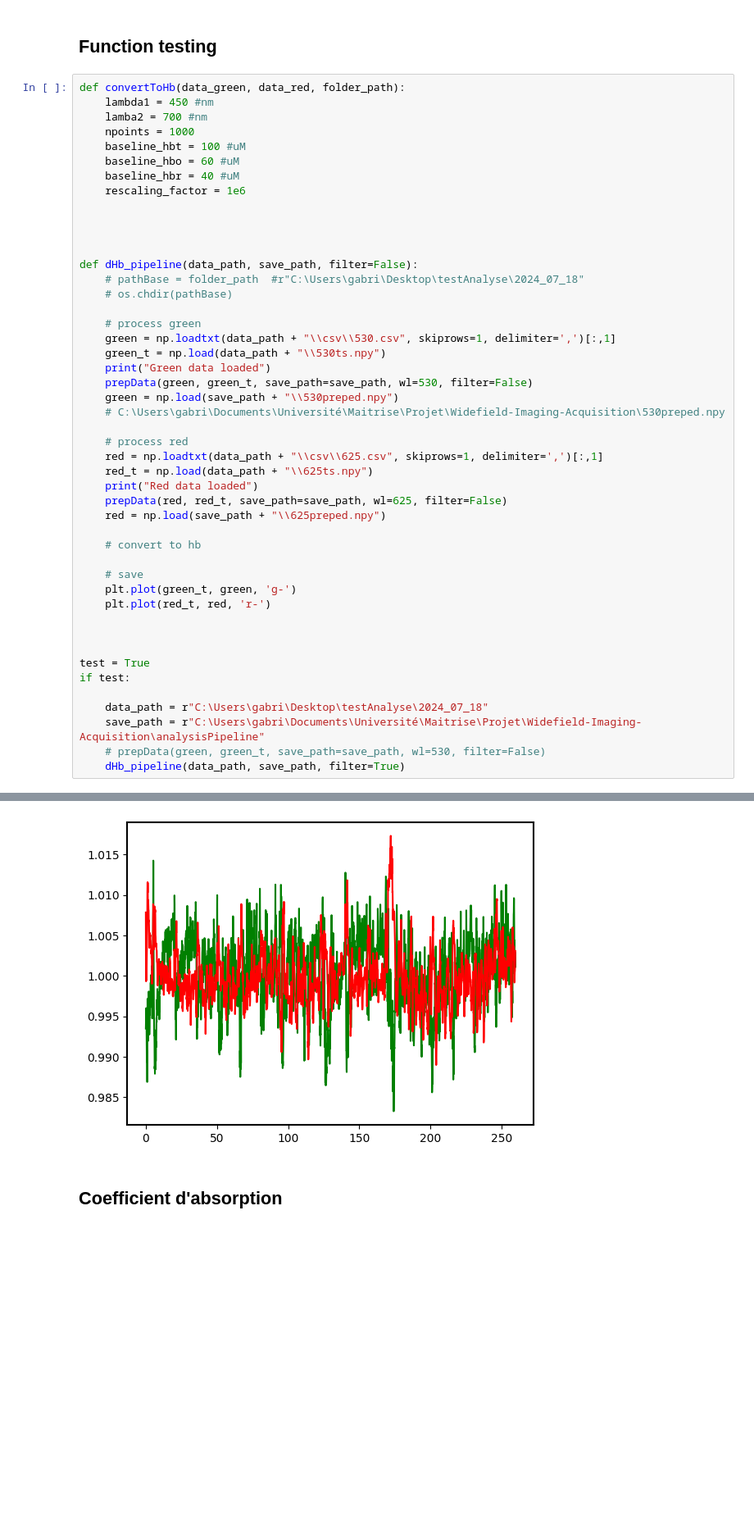
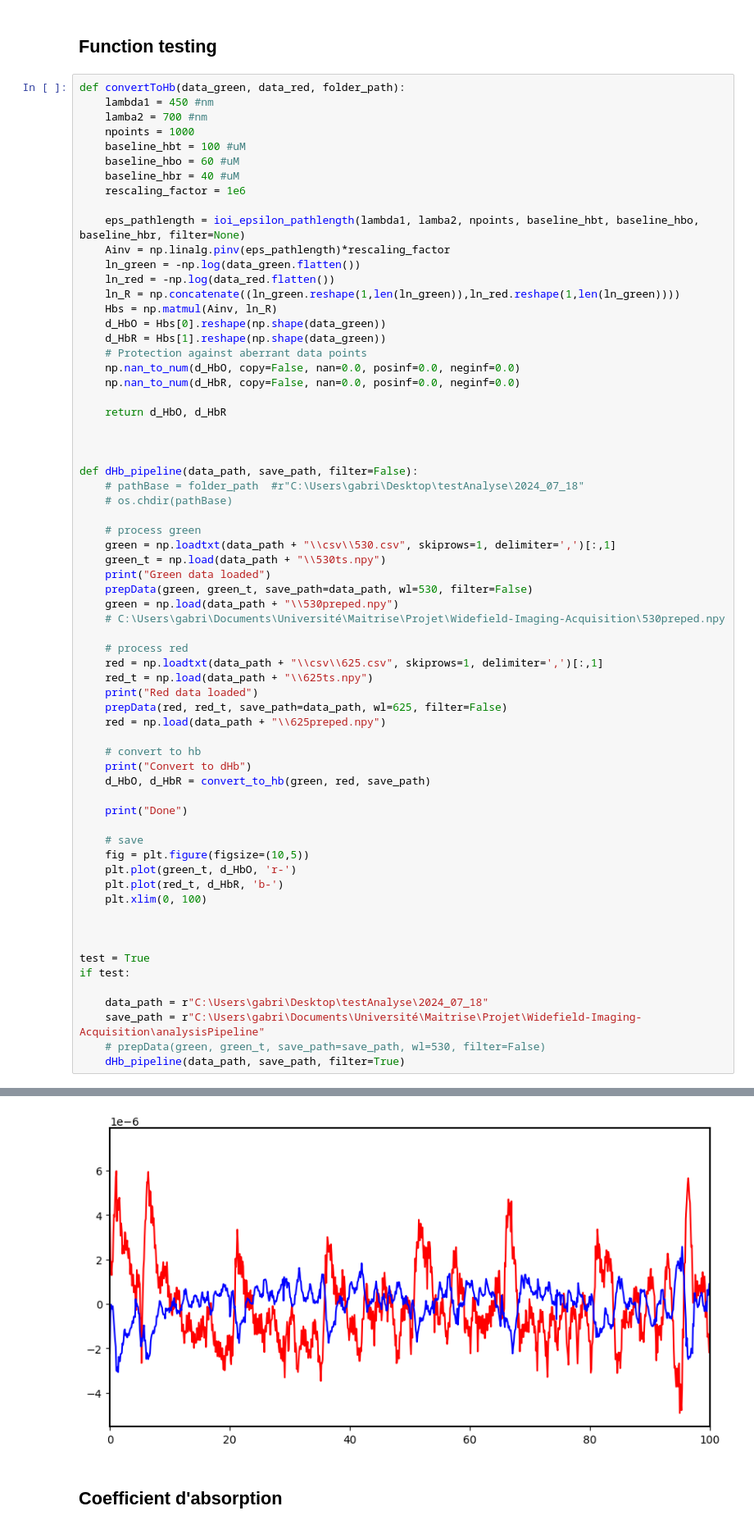
Before and after one commit to Laboratory-of-Vincent-Breton-Provencher/Widefield-Imaging-Acquisition, a Jupyter notebook: analysisPipeline/IOI.ipynb, the cells around one changed output, grey strips where cells are left out. Shown at 82% size. Cells and saved outputs as stored; diff of their text form; blank space fills up the shorter version.

```diff
--- a/analysisPipeline/IOI.ipynb
+++ b/analysisPipeline/IOI.ipynb
@@ -195,6 +195,19 @@ def convertToHb(data_green, data_red, folder_path):
     baseline_hbr = 40 #uM
     rescaling_factor = 1e6
 
+    eps_pathlength = ioi_epsilon_pathlength(lambda1, lamba2, npoints, baseline_hbt, baseline_hbo, baseline_hbr, filter=None)
+    Ainv = np.linalg.pinv(eps_pathlength)*rescaling_factor
+    ln_green = -np.log(data_green.flatten())
+    ln_red = -np.log(data_red.flatten())
+    ln_R = np.concatenate((ln_green.reshape(1,len(ln_green)),ln_red.reshape(1,len(ln_green))))
+    Hbs = np.matmul(Ainv, ln_R)
+    d_HbO = Hbs[0].reshape(np.shape(data_green))
+    d_HbR = Hbs[1].reshape(np.shape(data_green))
+    # Protection against aberrant data points
+    np.nan_to_num(d_HbO, copy=False, nan=0.0, posinf=0.0, neginf=0.0)
+    np.nan_to_num(d_HbR, copy=False, nan=0.0, posinf=0.0, neginf=0.0)
+
+    return d_HbO, d_HbR
 
 
 
@@ -206,22 +219,28 @@ def dHb_pipeline(data_path, save_path, filter=False):
     green = np.loadtxt(data_path + "\\csv\\530.csv", skiprows=1, delimiter=',')[:,1]
     green_t = np.load(data_path + "\\530ts.npy")
     print("Green data loaded")
-    prepData(green, green_t, save_path=save_path, wl=530, filter=False)
-    green = np.load(save_path + "\\530preped.npy")
+    prepData(green, green_t, save_path=data_path, wl=530, filter=False)
+    green = np.load(data_path + "\\530preped.npy")
     # C:\Users\gabri\Documents\Université\Maitrise\Projet\Widefield-Imaging-Acquisition\530preped.npy
 
     # process red
     red = np.loadtxt(data_path + "\\csv\\625.csv", skiprows=1, delimiter=',')[:,1]
     red_t = np.load(data_path + "\\625ts.npy")
     print("Red data loaded")
-    prepData(red, red_t, save_path=save_path, wl=625, filter=False)
-    red = np.load(save_path + "\\625preped.npy")
+    prepData(red, red_t, save_path=data_path, wl=625, filter=False)
+    red = np.load(data_path + "\\625preped.npy")
 
     # convert to hb
+    print("Convert to dHb")
+    d_HbO, d_HbR = convert_to_hb(green, red, save_path)
+
+    print("Done")
 
     # save
-    plt.plot(green_t, green, 'g-')
-    plt.plot(red_t, red, 'r-')
+    fig = plt.figure(figsize=(10,5))
+    plt.plot(green_t, d_HbO, 'r-')
+    plt.plot(red_t, d_HbR, 'b-')
+    plt.xlim(0, 100)
 
 
 
@@ -244,4 +265,4 @@ C:\Users\gabri\Documents\Université\Maitrise\Projet\Widefield-Imaging-Acquisiti
-[figure, old version]
+[figure, new version]
 # %% [markdown]
 ## Coefficient d'absorption
 # %%
```
Also changed, not shown: parts of 2 cells of this notebook, 1 other file.
